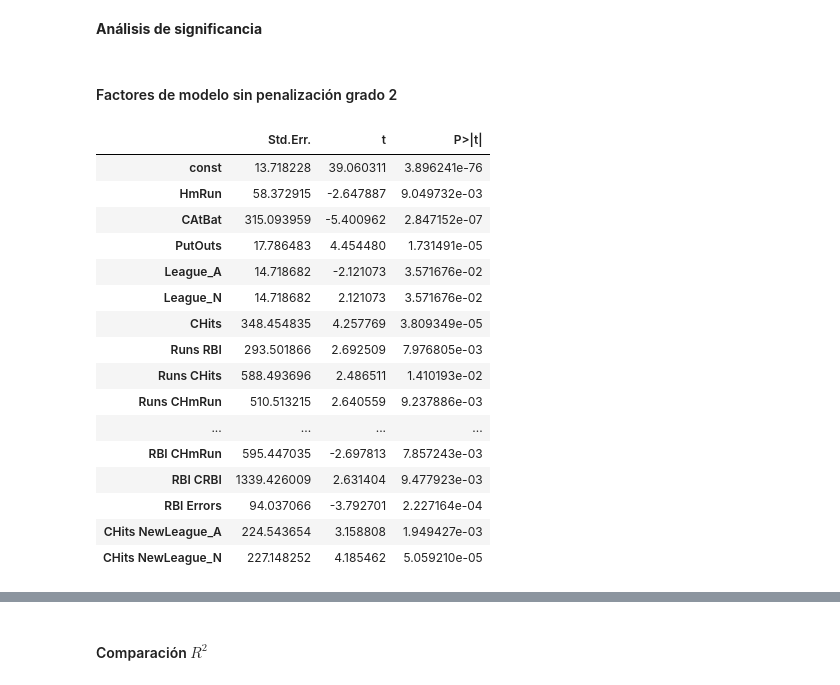
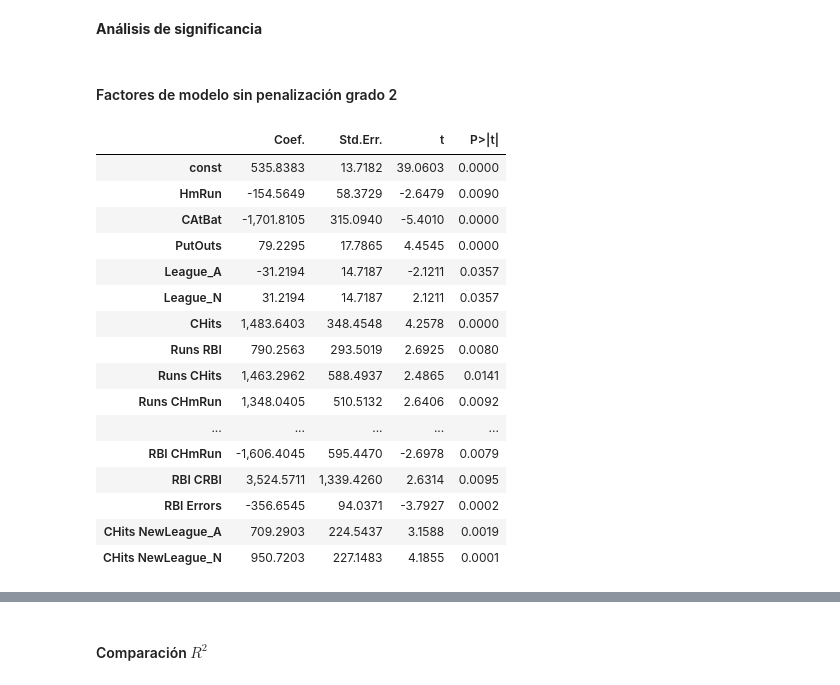
Before and after one commit to AnaSofiaHinojosa/Proyecto1LabAprEstadistico, a Jupyter notebook: Proyecto1.ipynb, the cells around one changed output, grey strips where cells are left out. Cells and saved outputs as stored; diff of their text form; code cells hidden in the pictures.

```diff
--- a/Proyecto1.ipynb
+++ b/Proyecto1.ipynb
@@ -533,27 +559,27 @@ strong multicollinearity problems or that the design matrix is singular.
 # %%
 tabla = sin_penalizacion(data_cuadrada)[2].summary2().tables[1]
 tabla_filtrada = tabla[tabla['P>|t|'] < 0.06]
 display(Markdown("#### Factores de modelo sin penalización grado 2"))
-tabla_filtrada[['Std.Err.', 't', 'P>|t|']]
+tabla_filtrada[['Coef.','Std.Err.', 't', 'P>|t|']]
 # %% [output]
 #### Factores de modelo sin penalización grado 2
-|  | Std.Err. | t | P>|t| |
-| const | 13.718228 | 39.060311 | 3.896241e-76 |
-| HmRun | 58.372915 | -2.647887 | 9.049732e-03 |
-| CAtBat | 315.093959 | -5.400962 | 2.847152e-07 |
-| PutOuts | 17.786483 | 4.454480 | 1.731491e-05 |
-| League_A | 14.718682 | -2.121073 | 3.571676e-02 |
-| League_N | 14.718682 | 2.121073 | 3.571676e-02 |
-| CHits | 348.454835 | 4.257769 | 3.809349e-05 |
-| Runs RBI | 293.501866 | 2.692509 | 7.976805e-03 |
-| Runs CHits | 588.493696 | 2.486511 | 1.410193e-02 |
-| Runs CHmRun | 510.513215 | 2.640559 | 9.237886e-03 |
-| ... | ... | ... | ... |
-| RBI CHmRun | 595.447035 | -2.697813 | 7.857243e-03 |
-| RBI CRBI | 1339.426009 | 2.631404 | 9.477923e-03 |
-| RBI Errors | 94.037066 | -3.792701 | 2.227164e-04 |
-| CHits NewLeague_A | 224.543654 | 3.158808 | 1.949427e-03 |
-| CHits NewLeague_N | 227.148252 | 4.185462 | 5.059210e-05 |
+|  | Coef. | Std.Err. | t | P>|t| |
+| const | 535.8383 | 13.7182 | 39.0603 | 0.0000 |
+| HmRun | -154.5649 | 58.3729 | -2.6479 | 0.0090 |
+| CAtBat | -1,701.8105 | 315.0940 | -5.4010 | 0.0000 |
+| PutOuts | 79.2295 | 17.7865 | 4.4545 | 0.0000 |
+| League_A | -31.2194 | 14.7187 | -2.1211 | 0.0357 |
+| League_N | 31.2194 | 14.7187 | 2.1211 | 0.0357 |
+| CHits | 1,483.6403 | 348.4548 | 4.2578 | 0.0000 |
+| Runs RBI | 790.2563 | 293.5019 | 2.6925 | 0.0080 |
+| Runs CHits | 1,463.2962 | 588.4937 | 2.4865 | 0.0141 |
+| Runs CHmRun | 1,348.0405 | 510.5132 | 2.6406 | 0.0092 |
+| ... | ... | ... | ... | ... |
+| RBI CHmRun | -1,606.4045 | 595.4470 | -2.6978 | 0.0079 |
+| RBI CRBI | 3,524.5711 | 1,339.4260 | 2.6314 | 0.0095 |
+| RBI Errors | -356.6545 | 94.0371 | -3.7927 | 0.0002 |
+| CHits NewLeague_A | 709.2903 | 224.5437 | 3.1588 | 0.0019 |
+| CHits NewLeague_N | 950.7203 | 227.1483 | 4.1855 | 0.0001 |
 # %%
 ridge(data_cuadrada, 1)[0]
 # %% [output]
```
Also changed, not shown: parts of 25 cells of this notebook.
